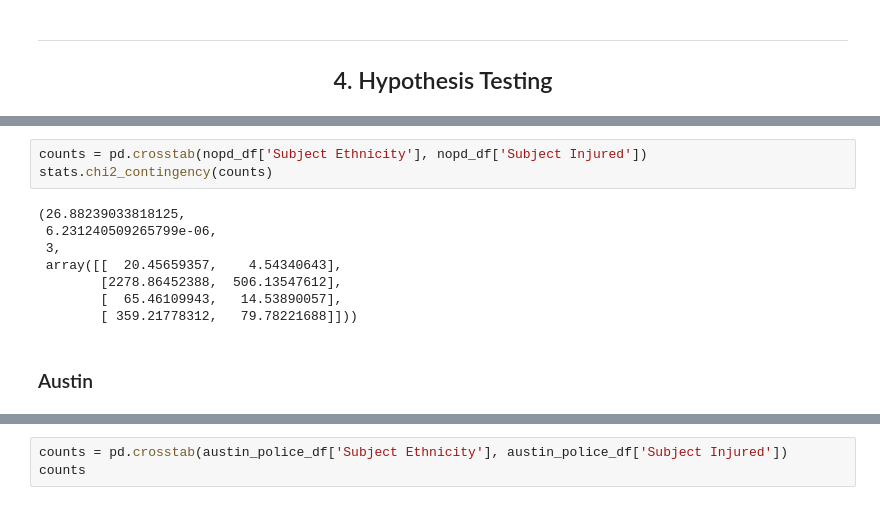
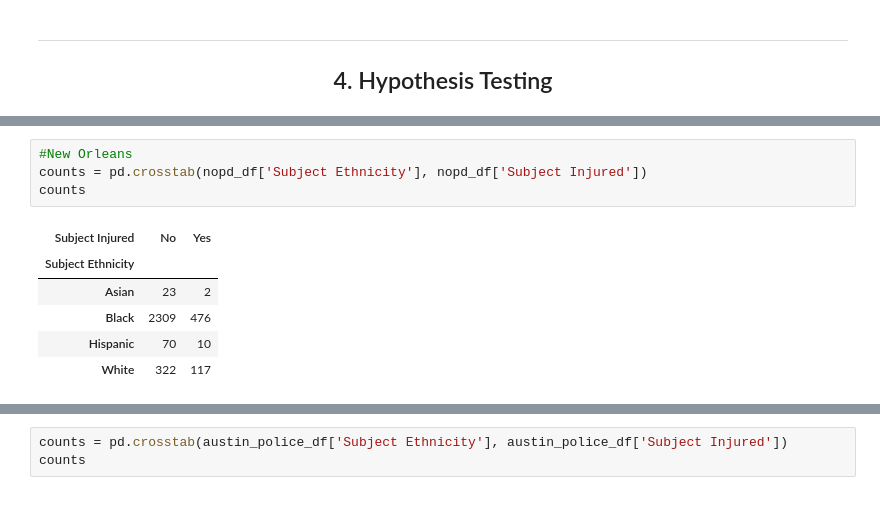
Before and after one commit to samuelkellum/FinalTutorial, a Jupyter notebook: _webpage/Police Brutality in New Orleans.ipynb, the cells around one changed output, grey strips where cells are left out. Cells and saved outputs as stored; diff of their text form.

```diff
--- a/_webpage/Police Brutality in New Orleans.ipynb
+++ b/_webpage/Police Brutality in New Orleans.ipynb
@@ -614,13 +633,11 @@ Power_divergenceResult(statistic=881.1260543949766, pvalue=1.0986503289423765e-1
 # %%
+#New Orleans
 counts = pd.crosstab(nopd_df['Subject Ethnicity'], nopd_df['Subject Injured'])
-stats.chi2_contingency(counts)
+counts
 # %% [output]
-(26.88239033818125,
- 6.231240509265799e-06,
- 3,
- array([[  20.45659357,    4.54340643],
-        [2278.86452388,  506.13547612],
-        [  65.46109943,   14.53890057],
-        [ 359.21778312,   79.78221688]]))
+| Subject Injured | No | Yes |
+| Subject Ethnicity |  |  |
+| Asian | 23 | 2 |
+| Black | 2309 | 476 |
+| Hispanic | 70 | 10 |
+| White | 322 | 117 |
-# %% [markdown]
-<h3> Austin </h3>
```
Also changed, not shown: parts of 34 cells of this notebook, 2 other files.
